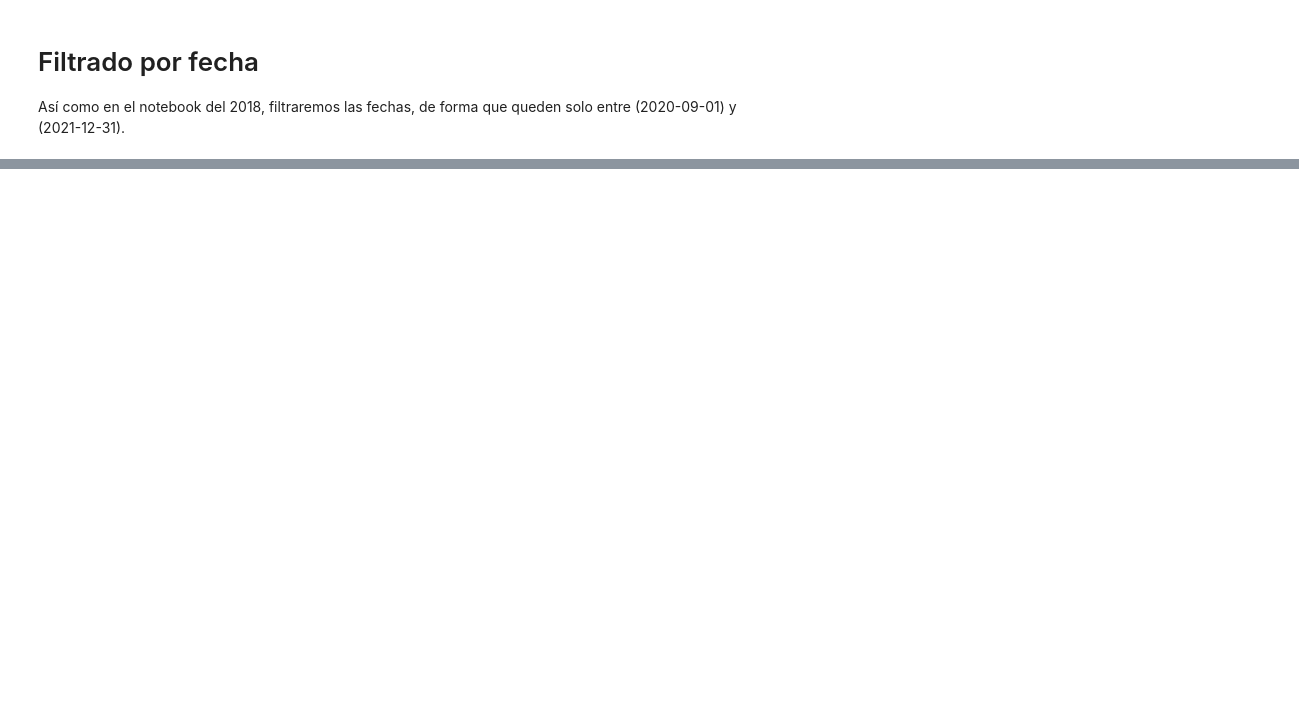
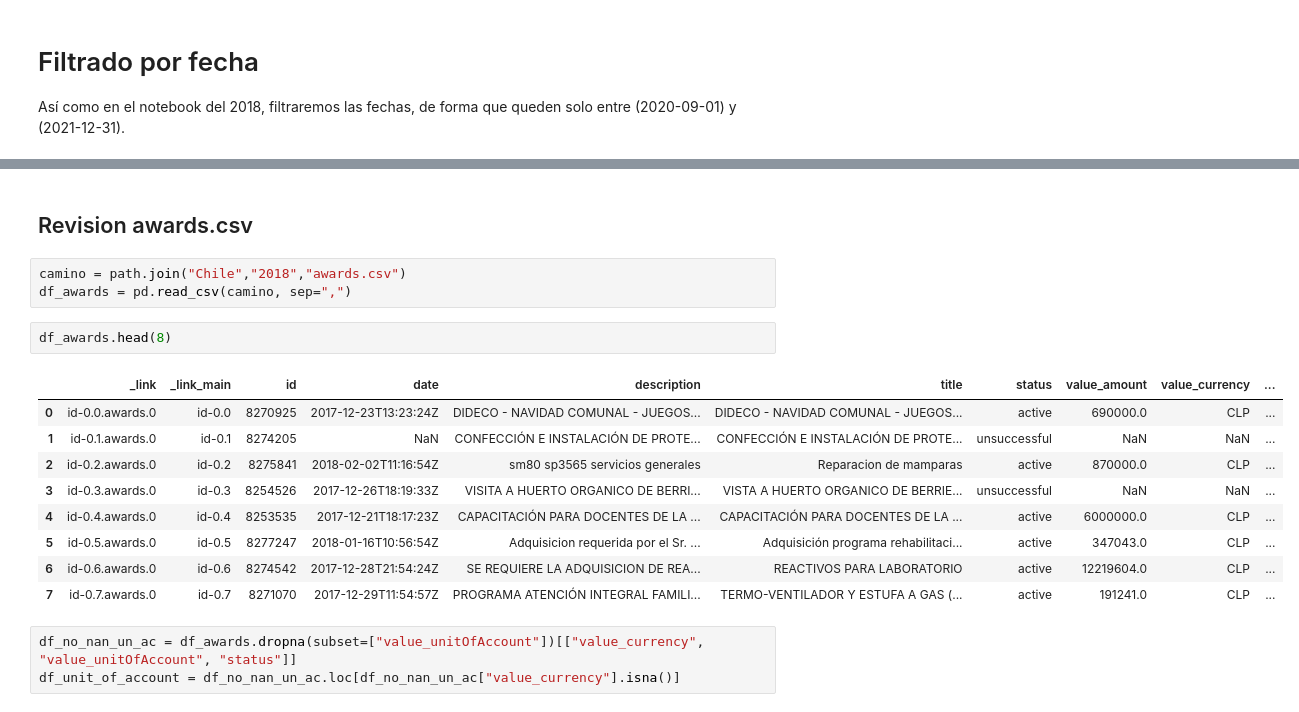
Before and after one commit to Camila-Rojas-05/Proyecto-IMT-2200-1-Grupo-14, a Jupyter notebook: Datos y trabajo con muestras/Revision_limpieza_2021.ipynb, the cells around one changed output, grey strips where cells are left out. Saved outputs shown, nothing was run; the diff lists cells and outputs as text; blank space fills up the shorter version.

```diff
--- a/Datos y trabajo con muestras/Revision_limpieza_2021.ipynb
+++ b/Datos y trabajo con muestras/Revision_limpieza_2021.ipynb
@@ -509,0 +214,20 @@ memory usage: 37.2 MB
+# %% [markdown]
+## Revision awards.csv
+# %%
+camino = path.join("Chile","2018","awards.csv")
+df_awards = pd.read_csv(camino, sep=",")
+# %%
+df_awards.head(8)
+# %% [output]
+|  | _link | _link_main | id | date | description | title | status | value_amount | value_currency | ... |
+| 0 | id-0.0.awards.0 | id-0.0 | 8270925 | 2017-12-23T13:23:24Z | DIDECO - NAVIDAD COMUNAL - JUEGOS... | DIDECO - NAVIDAD COMUNAL - JUEGOS... | active | 690000.0 | CLP | ... |
+| 1 | id-0.1.awards.0 | id-0.1 | 8274205 | NaN | CONFECCIÓN E INSTALACIÓN DE PROTE... | CONFECCIÓN E INSTALACIÓN DE PROTE... | unsuccessful | NaN | NaN | ... |
+| 2 | id-0.2.awards.0 | id-0.2 | 8275841 | 2018-02-02T11:16:54Z | sm80 sp3565 servicios generales | Reparacion de mamparas | active | 870000.0 | CLP | ... |
+| 3 | id-0.3.awards.0 | id-0.3 | 8254526 | 2017-12-26T18:19:33Z | VISITA A HUERTO ORGANICO DE BERRI... | VISTA A HUERTO ORGANICO DE BERRIE... | unsuccessful | NaN | NaN | ... |
+| 4 | id-0.4.awards.0 | id-0.4 | 8253535 | 2017-12-21T18:17:23Z | CAPACITACIÓN PARA DOCENTES DE LA ... | CAPACITACIÓN PARA DOCENTES DE LA ... | active | 6000000.0 | CLP | ... |
+| 5 | id-0.5.awards.0 | id-0.5 | 8277247 | 2018-01-16T10:56:54Z | Adquisicion requerida por el Sr. ... | Adquisición programa rehabilitaci... | active | 347043.0 | CLP | ... |
+| 6 | id-0.6.awards.0 | id-0.6 | 8274542 | 2017-12-28T21:54:24Z | SE REQUIERE LA ADQUISICION DE REA... | REACTIVOS PARA LABORATORIO | active | 12219604.0 | CLP | ... |
+| 7 | id-0.7.awards.0 | id-0.7 | 8271070 | 2017-12-29T11:54:57Z | PROGRAMA ATENCIÓN INTEGRAL FAMILI... | TERMO-VENTILADOR Y ESTUFA A GAS (... | active | 191241.0 | CLP | ... |
+# %%
+df_no_nan_un_ac = df_awards.dropna(subset=["value_unitOfAccount"])[["value_currency", "value_unitOfAccount", "status"]]
+df_unit_of_account = df_no_nan_un_ac.loc[df_no_nan_un_ac["value_currency"].isna()]
```
Also changed, not shown: parts of 231 cells of this notebook.
